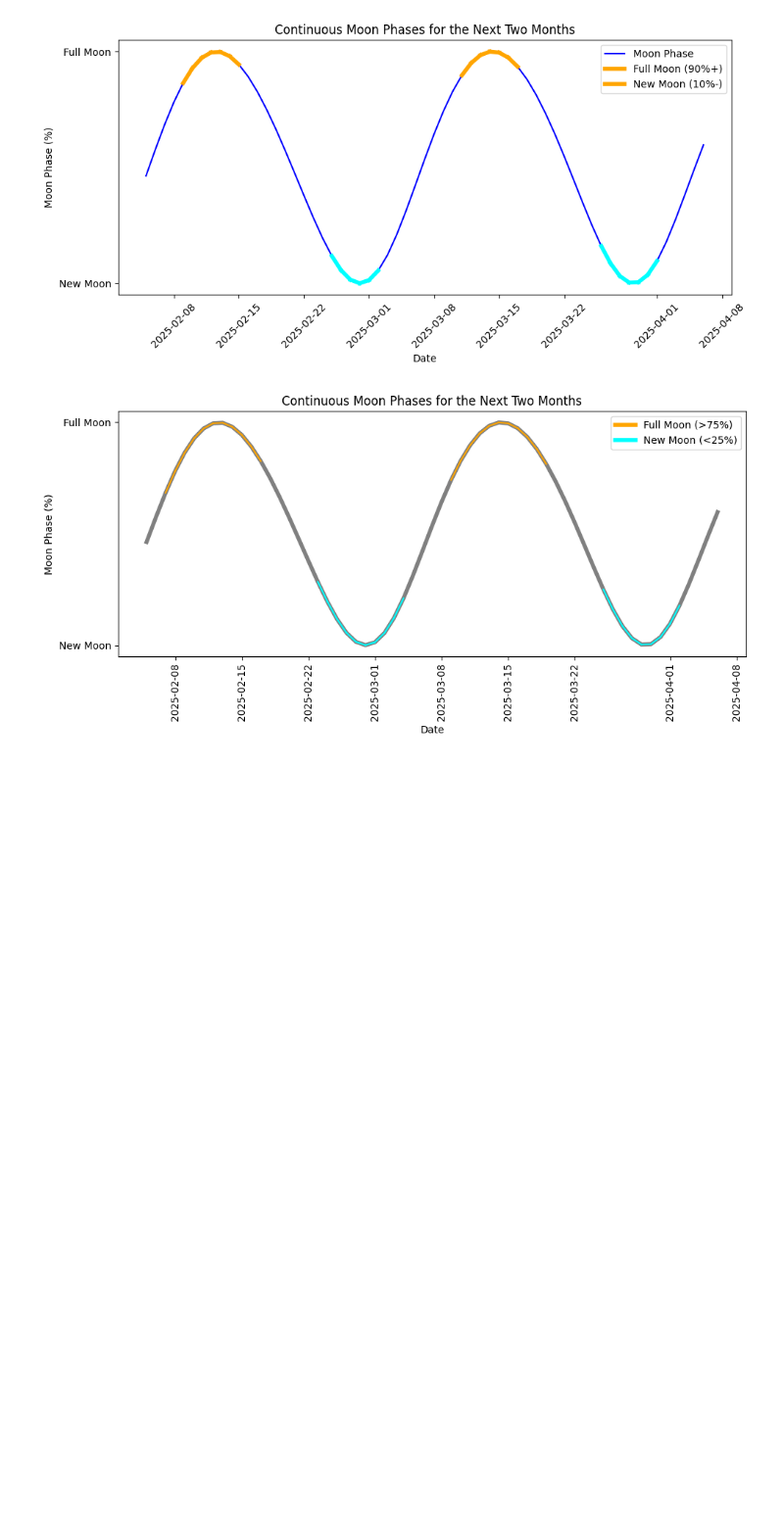
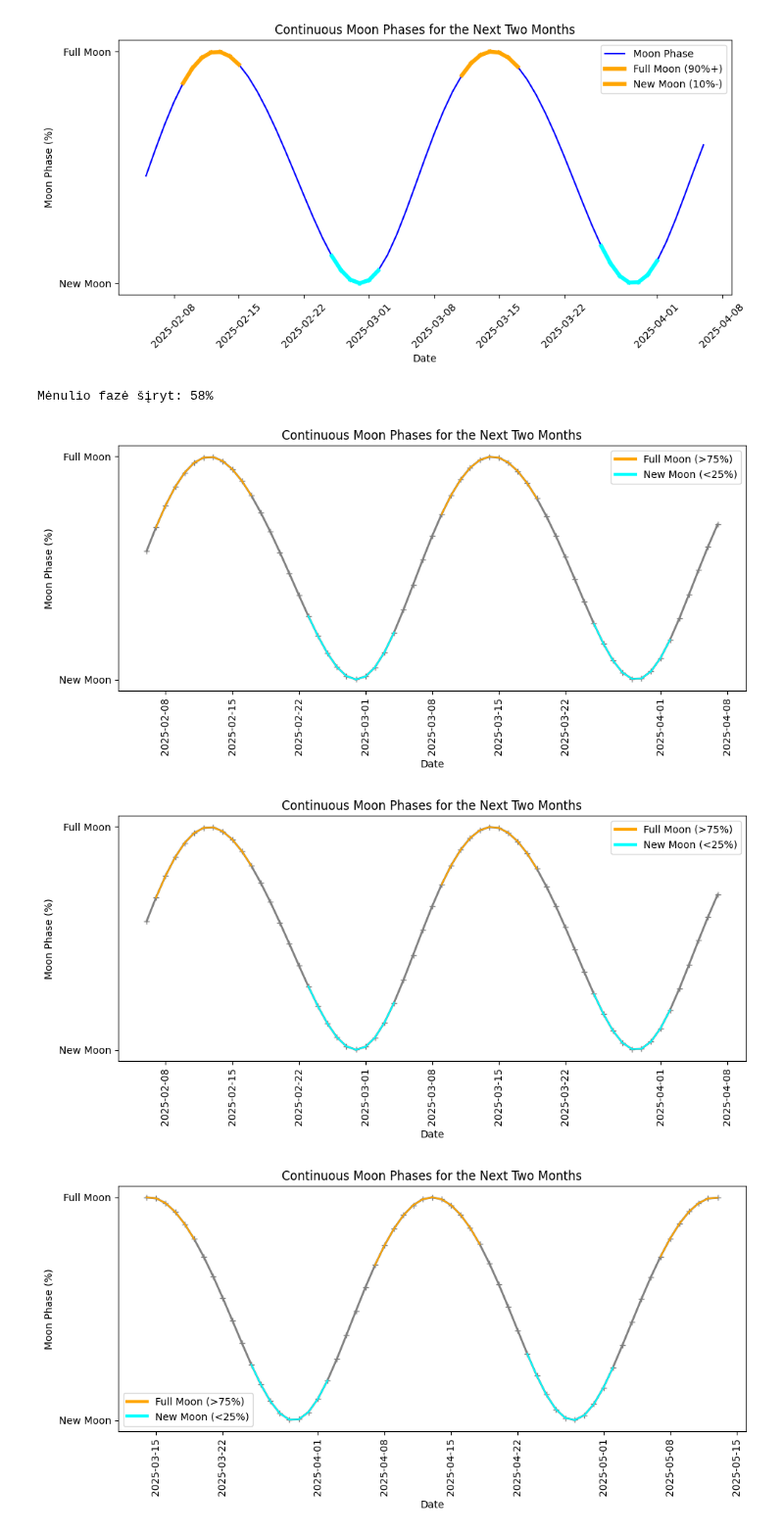
Before and after one commit to ISeeBugsEverywhere/DataScienceNotebooks, a Jupyter notebook: Studentai/MykolasOK/def_moon_phase.ipynb, the cells around one changed output. Shown at 98% size. Saved outputs shown, nothing was run; the diff lists cells and outputs as text; code cells hidden in the pictures; blank space fills up the shorter version.

```diff
--- a/Studentai/MykolasOK/def_moon_phase.ipynb
+++ b/Studentai/MykolasOK/def_moon_phase.ipynb
@@ -465,56 +471,67 @@ plot_moon_phases_curve_legend_fixed_v2(datetime(2025, 2, 5))
 # %% [output]
 [figure]
 # %%
-# Funkciją, nustatančią mėnulio fazę (%),
-# naudoja ephem biblioteką:
+# Funkcija, nustatanti mėnulio fazę (%).
+# Naudojama ephem biblioteka:
 # pip install ephem --break-system-packages
 
-import matplotlib.pyplot as plt
-from matplotlib.lines import Line2D
 from datetime import datetime, timedelta
-import pandas as pd
+import datetime as dt
 import ephem
 
-# Function to get moon phase as a percentage using ephem
-def moon_phase(date: datetime) -> float:
+# Get moon phase as a percentage using ephem
+def moon_phase(date: datetime = datetime.now().date()) -> float:
     obs_date = ephem.Date(date)
     moon = ephem.Moon(obs_date)
     return moon.phase  # Return phase as percentage (0-100)
 
-# Function with legend corrections and accurate color assignments
-def plot_moon_phases_curve(start_date: datetime) -> None:
+# ______________________________
+# Funkcijos moon_phase() testas:
+
+import matplotlib.pyplot as plt
+from matplotlib.lines import Line2D
+import pandas as pd
+
+def plot_moon_phases_curve(start_date: datetime = datetime.now().date()) -> None:
     end_date = start_date + timedelta(days=60)  # Next two months
     dates = pd.date_range(start=start_date, end=end_date, freq='D')
 
     # Getting moon phase values as percentages
     moon_phases = [moon_phase(date) for date in dates]
 
     # Plotting the continuous moon phase values
     plt.figure(figsize=(10, 5))
-    plt.plot(dates, moon_phases, color='Gray', linestyle='-', marker='', label="Moon Phase", lw=4)
+    plt.plot(dates, moon_phases, color='Gray', linestyle='-', marker='+', label="Moon Phase", lw=2)
 
     # Marking the Full Moon and New Moon with curve sections
     for i in range(1, len(moon_phases)):
         if moon_phases[i] >= 75:  # Full Moon (near 100%)
             plt.plot([dates[i-1], dates[i]], [moon_phases[i-1], moon_phases[i]], color='orange')
         elif moon_phases[i] <= 25:  # New Moon (near 0%)
             plt.plot([dates[i-1], dates[i]], [moon_phases[i-1], moon_phases[i]], color='cyan')
 
     plt.yticks([0, 100], ['New Moon', 'Full Moon'])
     plt.xlabel('Date')
     plt.ylabel('Moon Phase (%)')
     plt.title('Continuous Moon Phases for the Next Two Months')
 
     # Adding the custom legend with colors
-    custom_lines = [Line2D([0], [0], color='orange', lw=4),
-                    Line2D([0], [0], color='cyan', lw=4)]
+    custom_lines = [Line2D([0], [0], color='orange', lw=3),
+                    Line2D([0], [0], color='cyan', lw=3)]
     plt.legend(custom_lines, ['Full Moon (>75%)', 'New Moon (<25%)'], loc='best')
 
     plt.xticks(rotation='vertical')
     plt.tight_layout()
     plt.show()
 
-# Plot the moon phases starting from today at midnight
-plot_moon_phases_curve(datetime(2025, 2, 5))
+print(f"Mėnulio fazė šįryt: {moon_phase():.0f}%")
+
+# Plot the 2 months moon phases starting from today midnight
+plot_moon_phases_curve()
+plot_moon_phases_curve(datetime.now().date())
+plot_moon_phases_curve(dt.date(2025, 3, 14))
 # %% [output]
+Mėnulio fazė šįryt: 58%
-[figure, old version]
+[figure, new version]
+[figure, added]
+[figure, added]
```
Also changed, not shown: parts of 2 cells of this notebook, 1 other file.
